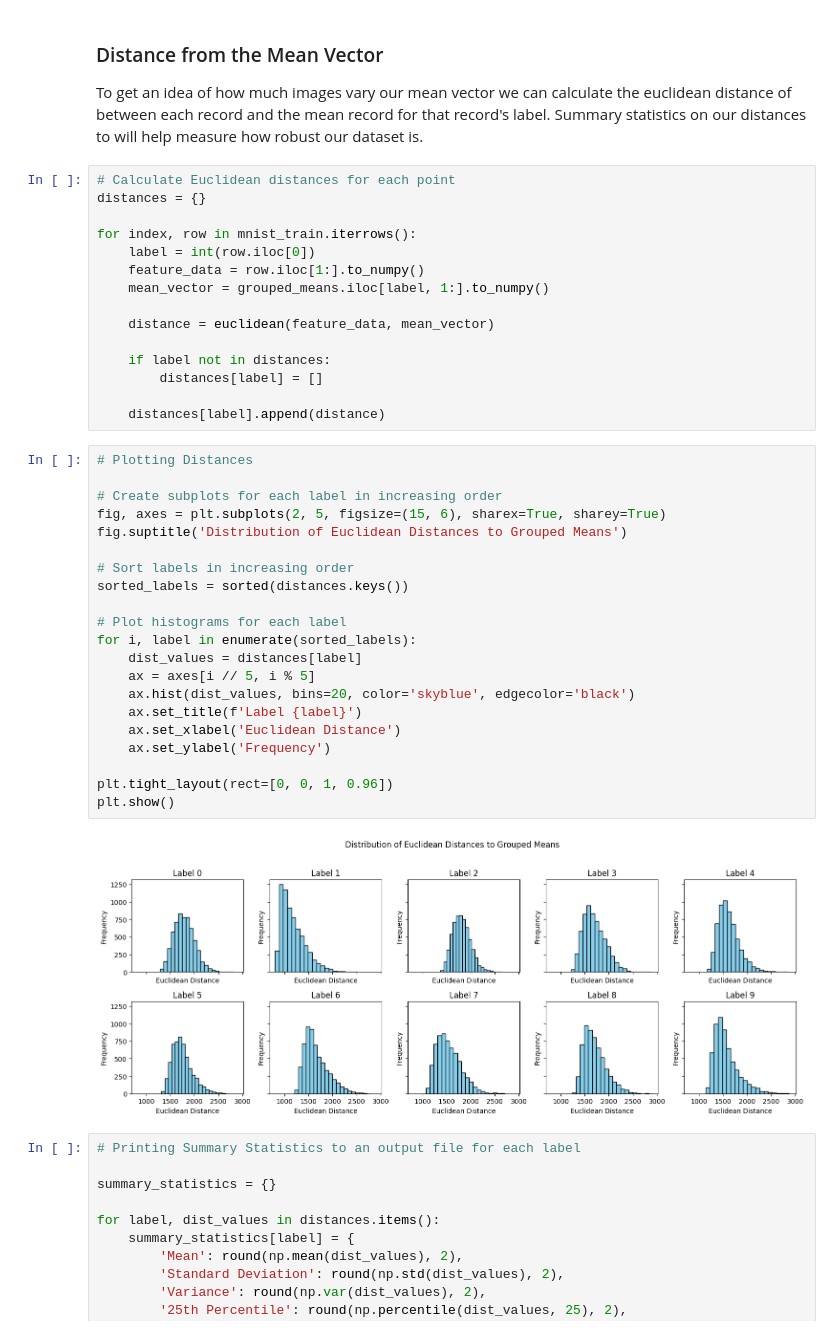
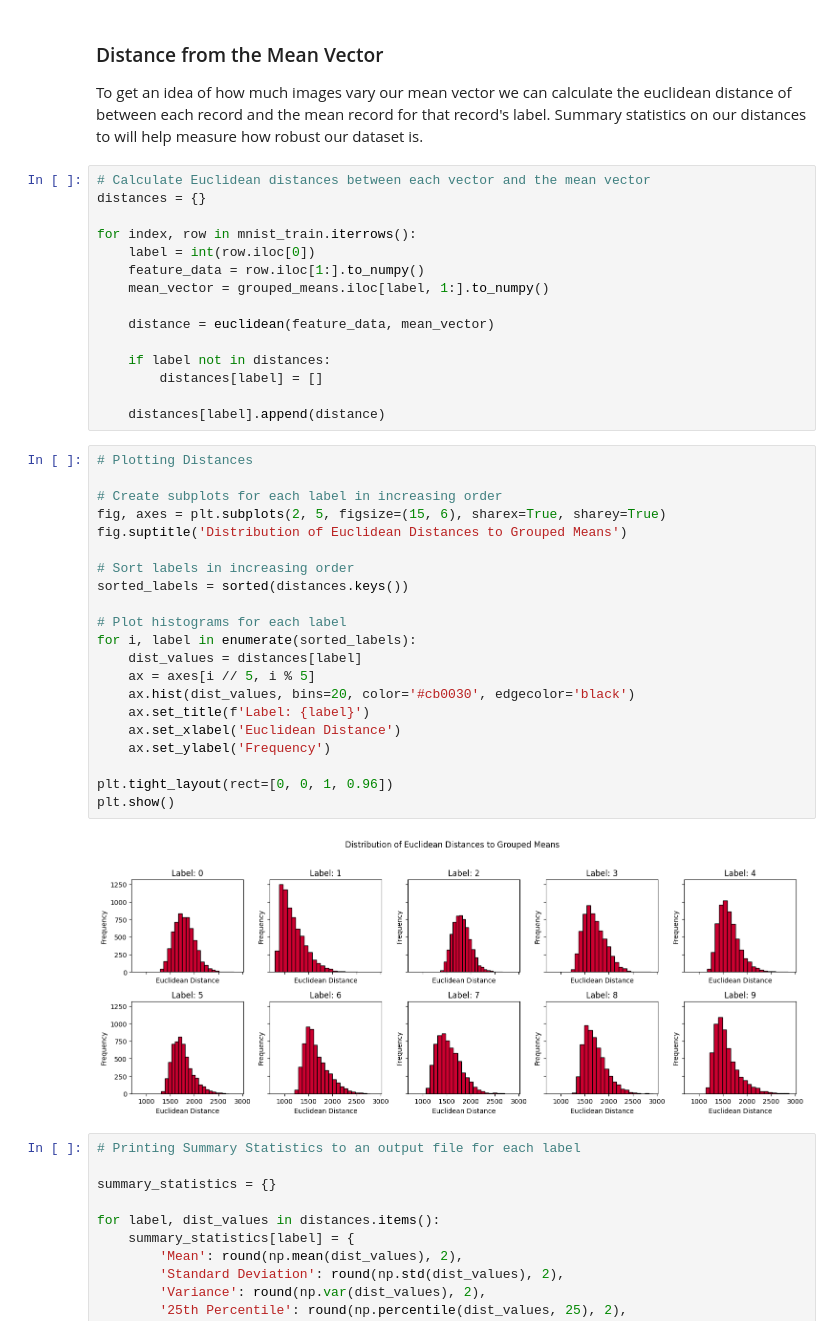
Before and after one commit to rishabhxpandey/cs490dsc, a Jupyter notebook: mnist_summary_statistics.ipynb, the cells around one changed output. Drawn from its saved outputs; the diff is of its cells as text.

```diff
--- a/mnist_summary_statistics.ipynb
+++ b/mnist_summary_statistics.ipynb
@@ -111,7 +115,7 @@ plt.show()
 ### Distance from the Mean Vector
 To get an idea of how much images vary our mean vector we can calculate the euclidean distance of between each record and the mean record for that record's label. Summary statistics on our distances to will help measure how robust our dataset is.
 # %%
-# Calculate Euclidean distances for each point
+# Calculate Euclidean distances between each vector and the mean vector
 distances = {}
 
 for index, row in mnist_train.iterrows():
@@ -128,26 +132,26 @@ for index, row in mnist_train.iterrows():
 # %%
 # Plotting Distances
 
 # Create subplots for each label in increasing order
 fig, axes = plt.subplots(2, 5, figsize=(15, 6), sharex=True, sharey=True)
 fig.suptitle('Distribution of Euclidean Distances to Grouped Means')
 
 # Sort labels in increasing order
 sorted_labels = sorted(distances.keys())
 
 # Plot histograms for each label
 for i, label in enumerate(sorted_labels):
     dist_values = distances[label]
     ax = axes[i // 5, i % 5]
-    ax.hist(dist_values, bins=20, color='skyblue', edgecolor='black')
-    ax.set_title(f'Label {label}')
+    ax.hist(dist_values, bins=20, color='#cb0030', edgecolor='black')
+    ax.set_title(f'Label: {label}')
     ax.set_xlabel('Euclidean Distance')
     ax.set_ylabel('Frequency')
 
 plt.tight_layout(rect=[0, 0, 1, 0.96])
 plt.show()
 # %% [output]
-[figure, old version]
+[figure, new version]
 # %%
 # Printing Summary Statistics to an output file for each label
 
```
Also changed, not shown: parts of 3 cells of this notebook, 4 other files.
